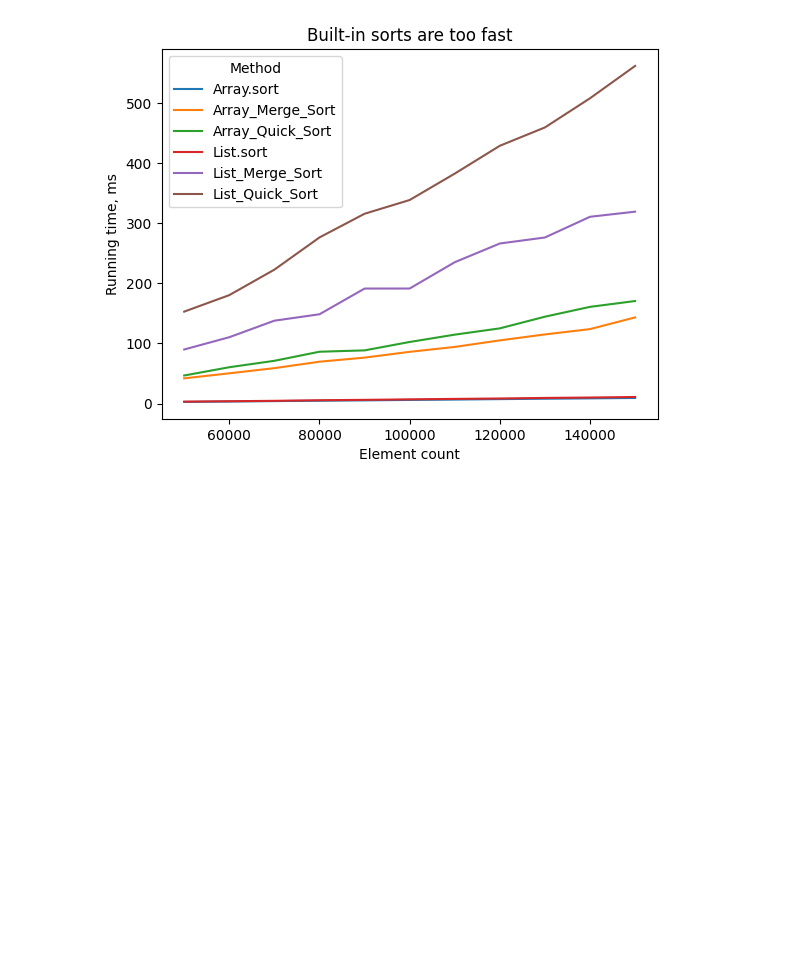
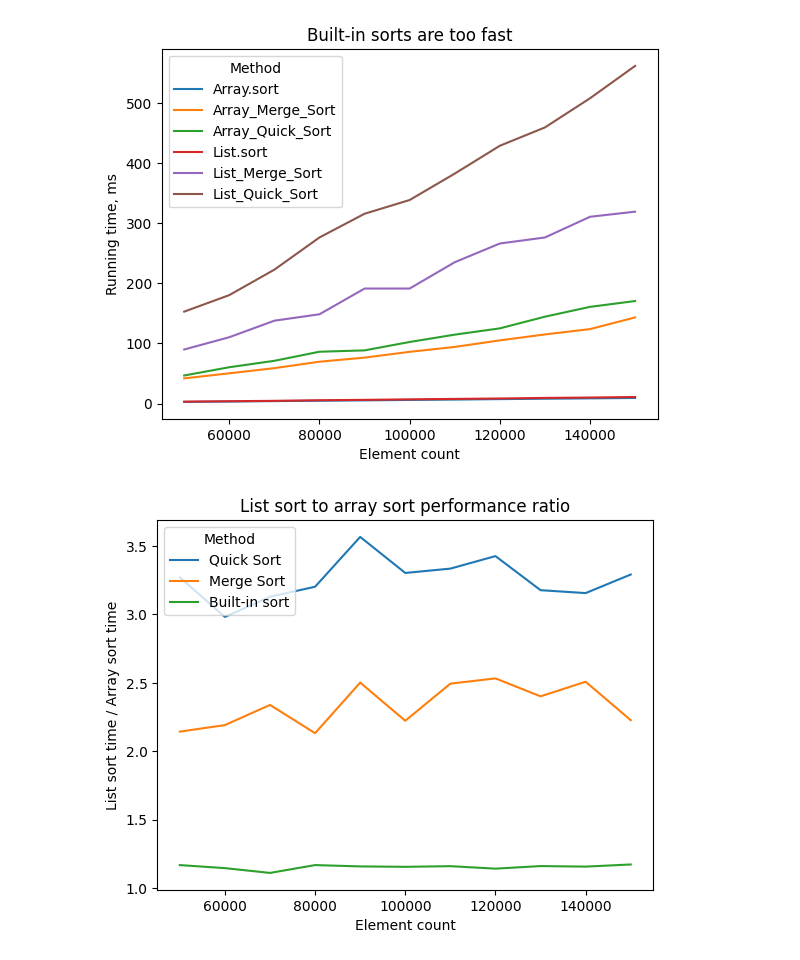
Before and after one commit to Danil-Zaripov/FSharp-Assigments, a Jupyter notebook: src/PythonPlotting/BigDataArrayAndListSortComparisonBenchmark.ipynb, the cells around one changed output. Saved outputs shown, nothing was run; the diff lists cells and outputs as text; code cells hidden in the pictures; blank space fills up the shorter version.

Commit message:
Added fast sorts list to array perfromance ratio graph.

```diff
--- a/src/PythonPlotting/BigDataArrayAndListSortComparisonBenchmark.ipynb
+++ b/src/PythonPlotting/BigDataArrayAndListSortComparisonBenchmark.ipynb
@@ -37,3 +37,15 @@ plt.title('Built-in sorts are too fast')
 plt.savefig('Built-in sorts are too fast.png')
 # %% [output]
 [figure]
+# %%
+# List to Array Ratio
+pvt['Quick Sort'] = pvt['List_Quick_Sort'].div(pvt['Array_Quick_Sort'])
+pvt['Merge Sort'] = pvt['List_Merge_Sort'].div(pvt['Array_Merge_Sort'])
+pvt['Built-in sort'] = pvt['List.sort'].div(pvt['Array.sort'])
+pvt.plot(y = ['Quick Sort', 'Merge Sort', 'Built-in sort'])
+plt.xlabel('Element count')
+plt.ylabel('List sort time / Array sort time')
+plt.title('List sort to array sort performance ratio')
+plt.savefig('List to array fast sorts ratio.png')
+# %% [output]
+[figure, added]
```
Also changed, not shown: 2 other files.
